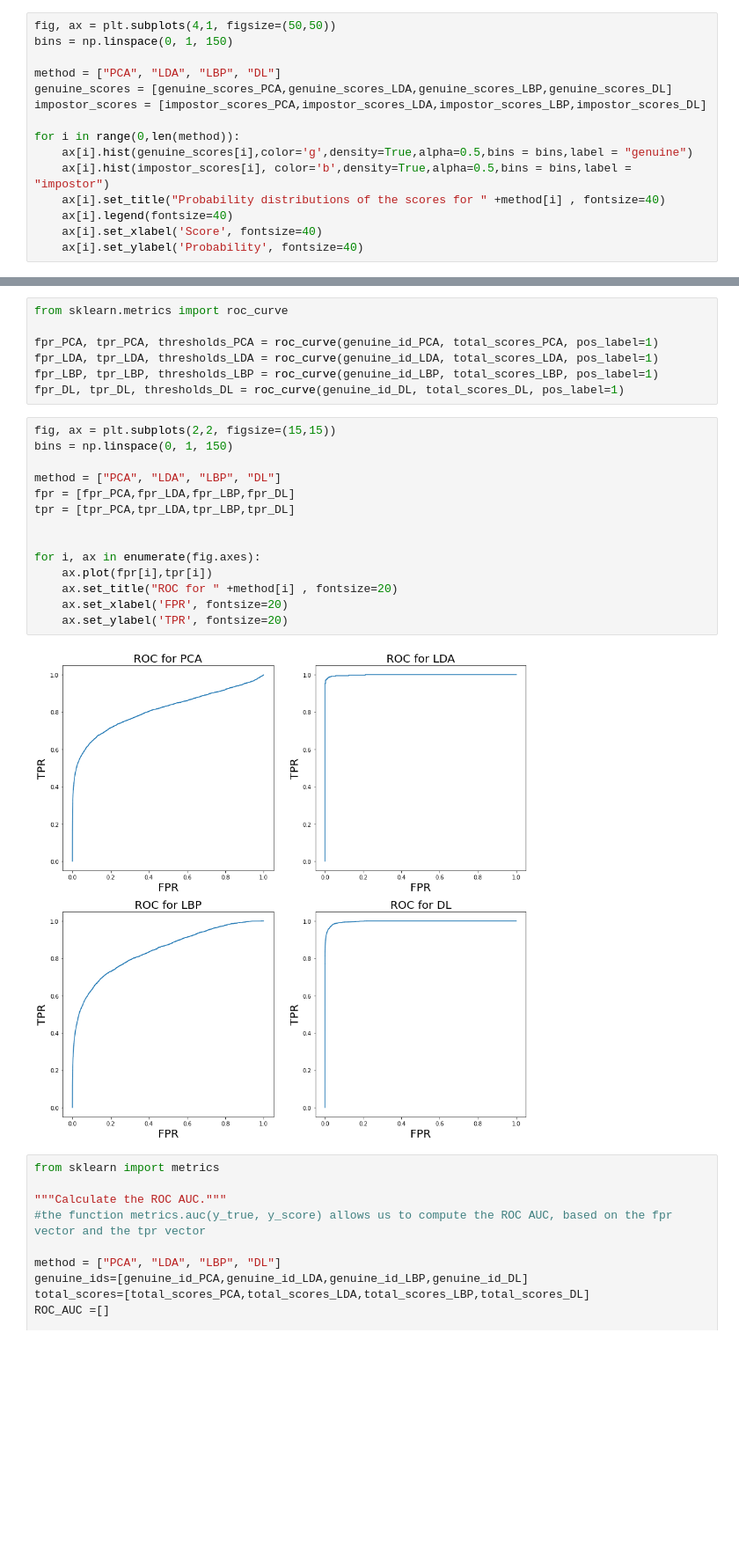
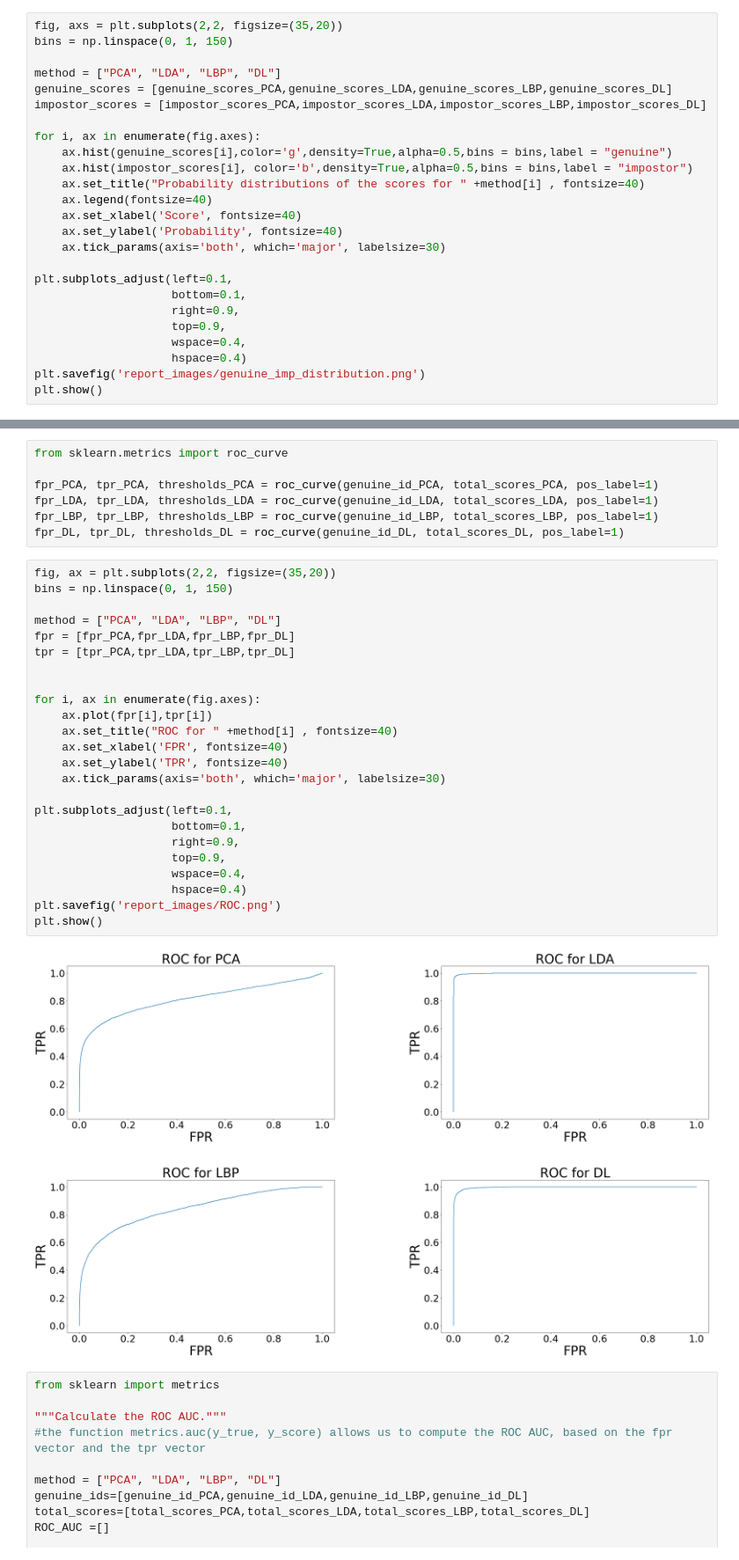
Before and after one commit to denizsoysal/biometrics, a Jupyter notebook: assignments/assignment3/Assignment3/assignment_3_2022.ipynb, the cells around one changed output, grey strips where cells are left out. Shown at 88% size. Drawn from its saved outputs; the diff is of its cells as text; blank space fills up the shorter version.

```diff
--- a/assignments/assignment3/Assignment3/assignment_3_2022.ipynb
+++ b/assignments/assignment3/Assignment3/assignment_3_2022.ipynb
@@ -768,18 +780,28 @@ for i in range(0,len(method)):
 </div>
 When comparing the different feature extractions/facial representations, discuss the difference in the overlap between genuine and imposter scores.
 # %%
-fig, ax = plt.subplots(4,1, figsize=(50,50))
+fig, axs = plt.subplots(2,2, figsize=(35,20))
 bins = np.linspace(0, 1, 150)
 
 method = ["PCA", "LDA", "LBP", "DL"]
 genuine_scores = [genuine_scores_PCA,genuine_scores_LDA,genuine_scores_LBP,genuine_scores_DL]
 impostor_scores = [impostor_scores_PCA,impostor_scores_LDA,impostor_scores_LBP,impostor_scores_DL]
 
-for i in range(0,len(method)):
-    ax[i].hist(genuine_scores[i],color='g',density=True,alpha=0.5,bins = bins,label = "genuine")
-    ax[i].hist(impostor_scores[i], color='b',density=True,alpha=0.5,bins = bins,label = "impostor")
-    ax[i].set_title("Probability distributions of the scores for " +method[i] , fontsize=40)
-    ax[i].legend(fontsize=40)
-    ax[i].set_xlabel('Score', fontsize=40)
-    ax[i].set_ylabel('Probability', fontsize=40)
+for i, ax in enumerate(fig.axes):
+    ax.hist(genuine_scores[i],color='g',density=True,alpha=0.5,bins = bins,label = "genuine")
+    ax.hist(impostor_scores[i], color='b',density=True,alpha=0.5,bins = bins,label = "impostor")
+    ax.set_title("Probability distributions of the scores for " +method[i] , fontsize=40)
+    ax.legend(fontsize=40)
+    ax.set_xlabel('Score', fontsize=40)
+    ax.set_ylabel('Probability', fontsize=40)
+    ax.tick_params(axis='both', which='major', labelsize=30)
+
+plt.subplots_adjust(left=0.1,
+                    bottom=0.1,
+                    right=0.9,
+                    top=0.9,
+                    wspace=0.4,
+                    hspace=0.4)
+plt.savefig('report_images/genuine_imp_distribution.png')
+plt.show()
 # %% [output]
@@ -840,21 +874,31 @@ fpr_LDA, tpr_LDA, thresholds_LDA = roc_curve(genuine_id_LDA, total_scores_LDA, p
 fpr_LBP, tpr_LBP, thresholds_LBP = roc_curve(genuine_id_LBP, total_scores_LBP, pos_label=1)
 fpr_DL, tpr_DL, thresholds_DL = roc_curve(genuine_id_DL, total_scores_DL, pos_label=1)
 # %%
-fig, ax = plt.subplots(2,2, figsize=(15,15))
+fig, ax = plt.subplots(2,2, figsize=(35,20))
 bins = np.linspace(0, 1, 150)
 
 method = ["PCA", "LDA", "LBP", "DL"]
 fpr = [fpr_PCA,fpr_LDA,fpr_LBP,fpr_DL]
 tpr = [tpr_PCA,tpr_LDA,tpr_LBP,tpr_DL]
 
 
 for i, ax in enumerate(fig.axes):
     ax.plot(fpr[i],tpr[i])
-    ax.set_title("ROC for " +method[i] , fontsize=20)
-    ax.set_xlabel('FPR', fontsize=20)
-    ax.set_ylabel('TPR', fontsize=20)
+    ax.set_title("ROC for " +method[i] , fontsize=40)
+    ax.set_xlabel('FPR', fontsize=40)
+    ax.set_ylabel('TPR', fontsize=40)
+    ax.tick_params(axis='both', which='major', labelsize=30)
+
+plt.subplots_adjust(left=0.1,
+                    bottom=0.1,
+                    right=0.9,
+                    top=0.9,
+                    wspace=0.4,
+                    hspace=0.4)
+plt.savefig('report_images/ROC.png')
+plt.show()
 # %% [output]
-[figure, old version]
+[figure, new version]
 # %%
 from sklearn import metrics
 
```
Also changed, not shown: parts of 12 cells of this notebook.
